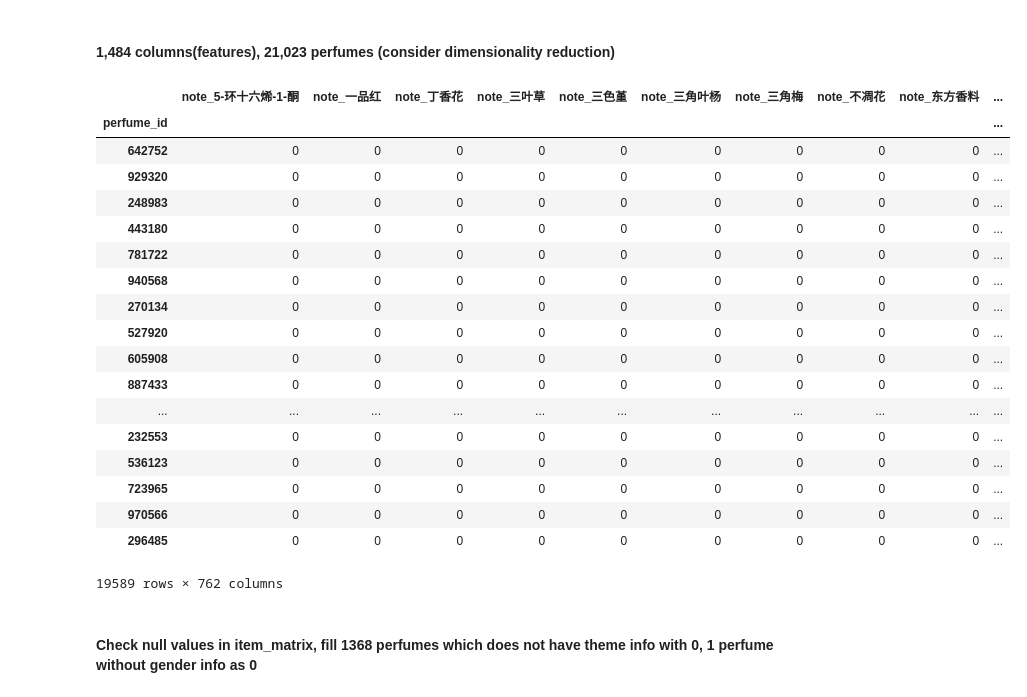
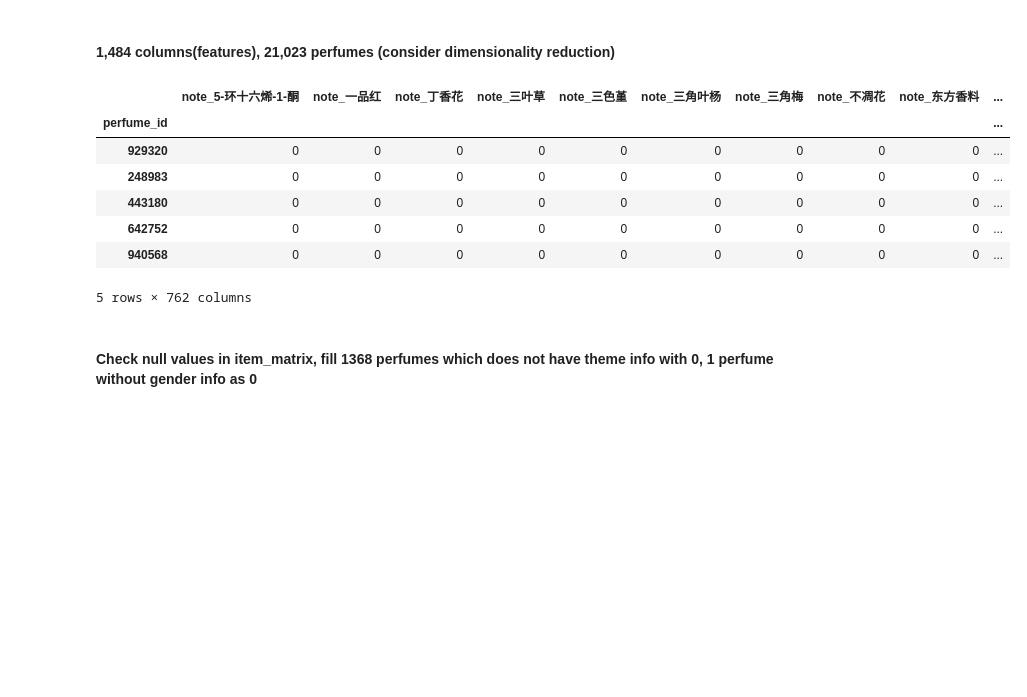
Before and after one commit to kellypeng/scentmate_rec, a Jupyter notebook: EDA/modeling.ipynb, the cells around one changed output. Drawn from its saved outputs; the diff is of its cells as text; code cells hidden in the pictures; blank space fills up the shorter version.

```diff
--- a/Modeling.ipynb
+++ b/EDA/modeling.ipynb
@@ -106,27 +94,16 @@ Index([u'note_5-环十六烯-1-酮', u'note_一品红', u'note_丁香花', u'not
 # %% [markdown]
 #### 1,484 columns(features), 21,023 perfumes (consider dimensionality reduction)
 # %%
-item_matrix
+item_matrix.head()
 # %% [output]
 |  | note_5-环十六烯-1-酮 | note_一品红 | note_丁香花 | note_三叶草 | note_三色堇 | note_三角叶杨 | note_三角梅 | note_不凋花 | note_东方香料 | ... |
 | perfume_id |  |  |  |  |  |  |  |  |  | ... |
-| 642752 | 0 | 0 | 0 | 0 | 0 | 0 | 0 | 0 | 0 | ... |
 | 929320 | 0 | 0 | 0 | 0 | 0 | 0 | 0 | 0 | 0 | ... |
 | 248983 | 0 | 0 | 0 | 0 | 0 | 0 | 0 | 0 | 0 | ... |
 | 443180 | 0 | 0 | 0 | 0 | 0 | 0 | 0 | 0 | 0 | ... |
-| 781722 | 0 | 0 | 0 | 0 | 0 | 0 | 0 | 0 | 0 | ... |
+| 642752 | 0 | 0 | 0 | 0 | 0 | 0 | 0 | 0 | 0 | ... |
 | 940568 | 0 | 0 | 0 | 0 | 0 | 0 | 0 | 0 | 0 | ... |
-| 270134 | 0 | 0 | 0 | 0 | 0 | 0 | 0 | 0 | 0 | ... |
-| 527920 | 0 | 0 | 0 | 0 | 0 | 0 | 0 | 0 | 0 | ... |
-| 605908 | 0 | 0 | 0 | 0 | 0 | 0 | 0 | 0 | 0 | ... |
-| 887433 | 0 | 0 | 0 | 0 | 0 | 0 | 0 | 0 | 0 | ... |
-| ... | ... | ... | ... | ... | ... | ... | ... | ... | ... | ... |
-| 232553 | 0 | 0 | 0 | 0 | 0 | 0 | 0 | 0 | 0 | ... |
-| 536123 | 0 | 0 | 0 | 0 | 0 | 0 | 0 | 0 | 0 | ... |
-| 723965 | 0 | 0 | 0 | 0 | 0 | 0 | 0 | 0 | 0 | ... |
-| 970566 | 0 | 0 | 0 | 0 | 0 | 0 | 0 | 0 | 0 | ... |
-| 296485 | 0 | 0 | 0 | 0 | 0 | 0 | 0 | 0 | 0 | ... |
-19589 rows × 762 columns
+5 rows × 762 columns
 # %% [markdown]
 #### Check null values in item_matrix, fill 1368 perfumes which does not have theme info with 0, 1 perfume without gender info as 0
 # %%
```
Also changed, not shown: parts of 31 cells of this notebook, 16 other files.
